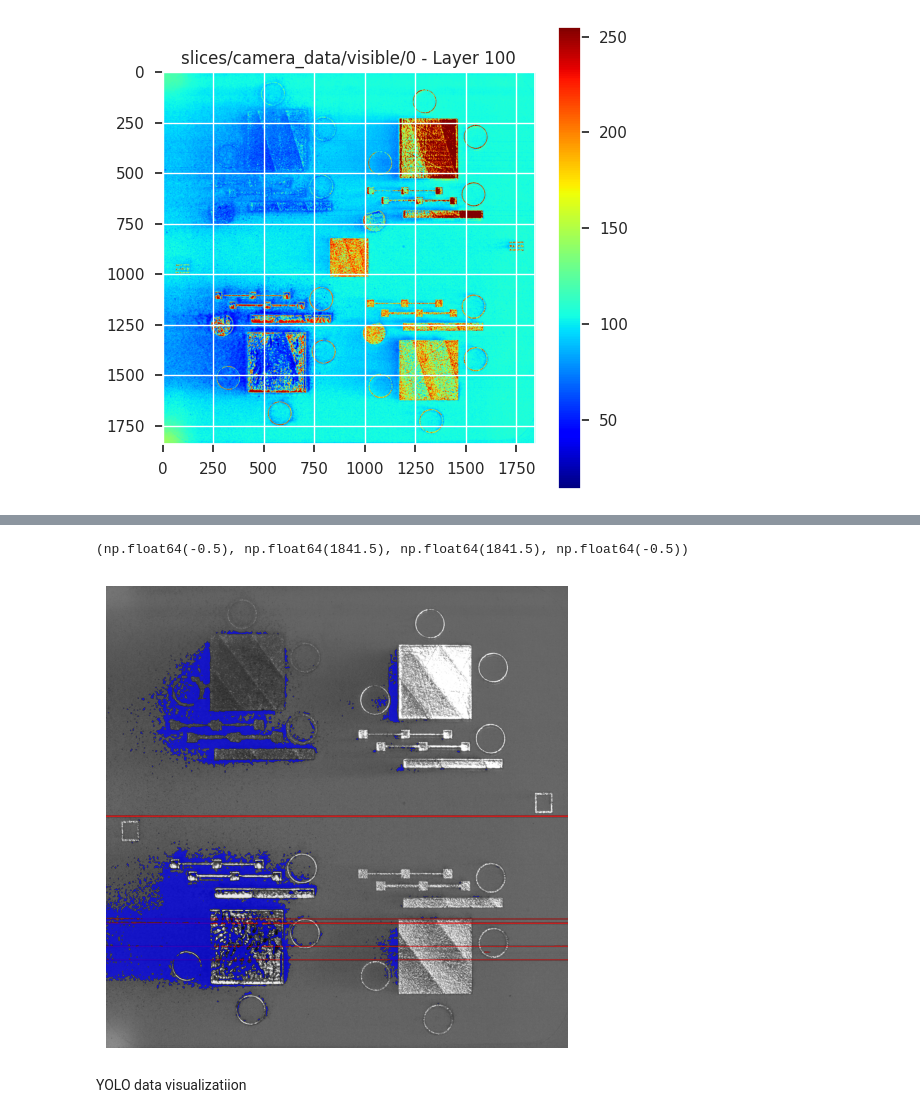
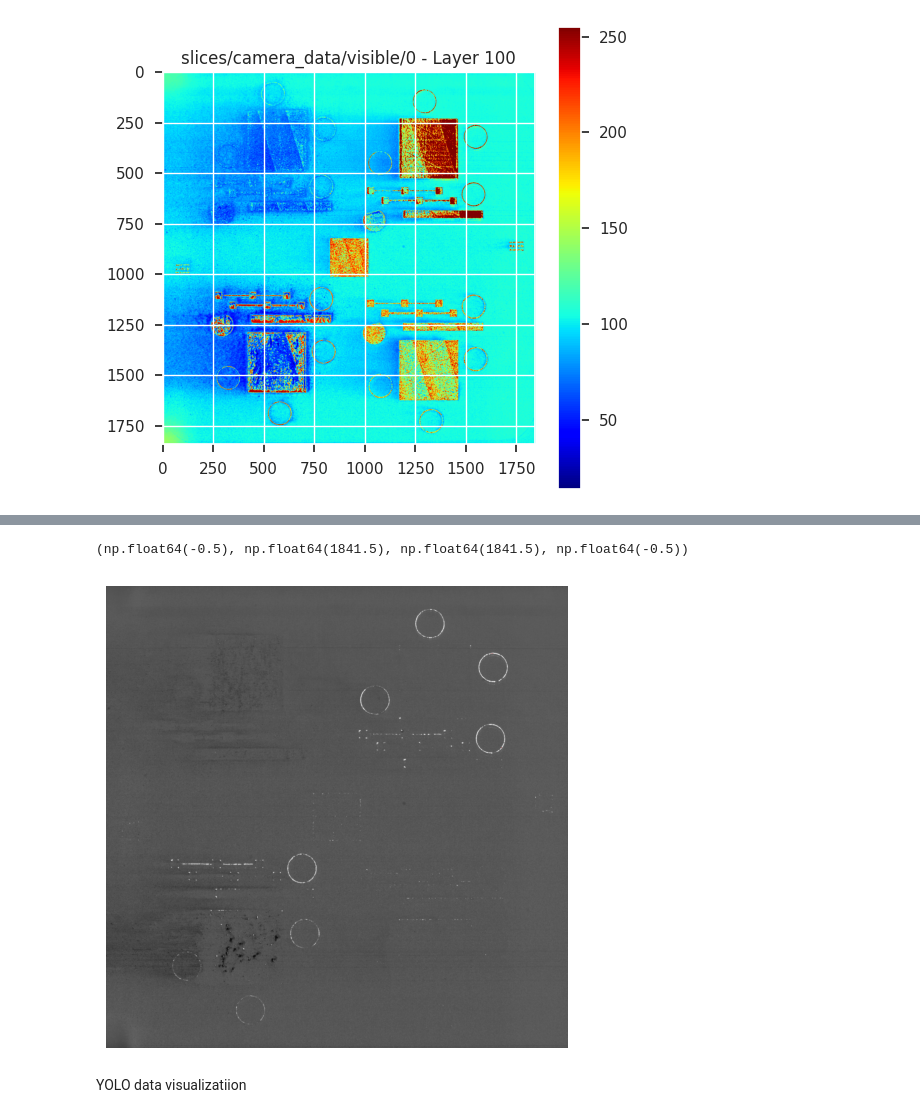
Before and after one commit to Brighton94/spatter-analysis-ml, a Jupyter notebook: notebooks/01_eda_and_data_preparation.ipynb, the cells around one changed output, grey strips where cells are left out. Saved outputs shown, nothing was run; the diff lists cells and outputs as text; code cells hidden in the pictures.

Commit message:
Paper results and experiments

```diff
--- a/notebooks/01_eda_and_data_preparation.ipynb
+++ b/notebooks/01_eda_and_data_preparation.ipynb
@@ -168,25 +221,25 @@ with h5py.File(path_file, "r") as f:
 # %%
 cmap_streak = ListedColormap([(0, 0, 0, 0),
-                              (1, 0, 0, 0.7)])
+                              (1, 0, 0, 0.9)])
 
 
 cmap_spatter = ListedColormap([(0, 0, 0, 0),
                                (0, 0, 1, 0.7)])
 
-layer = 600
+layer = 350
 with h5py.File(path_file, "r") as f:
-    img  = f["slices/camera_data/visible/0"][layer]
-    m3   = f["slices/segmentation_results/3"][layer]  # streak
-    m8   = f["slices/segmentation_results/8"][layer]  # spatter
+    img  = f["slices/camera_data/visible/1"][layer]
+    m3   = f["slices/segmentation_results/7"][layer]  # streak
+    # m8   = f["slices/segmentation_results/8"][layer]  # spatter
 
 plt.figure(figsize=(6,6))
 plt.imshow(img, cmap="gray")
 plt.imshow(m3, cmap=cmap_streak)
-plt.imshow(m8, cmap=cmap_spatter)
+# plt.imshow(m8, cmap=cmap_spatter)
 plt.axis("off")
 # %% [output]
 (np.float64(-0.5), np.float64(1841.5), np.float64(1841.5), np.float64(-0.5))
-[figure, old version]
+[figure, new version]
 # %% [markdown]
 YOLO data visualizatiion
 # %%
```
Also changed, not shown: parts of 11 cells of this notebook, 2 other files.
